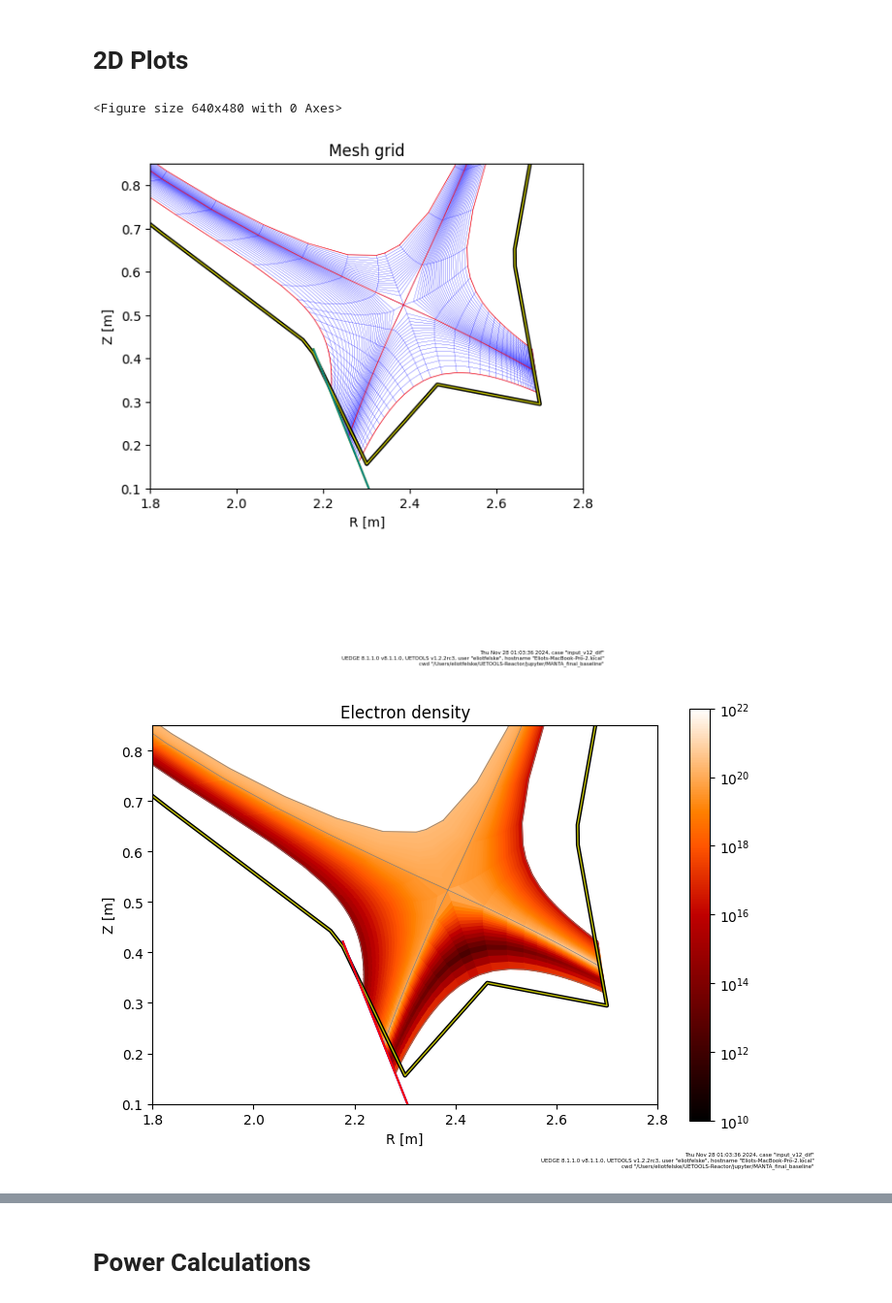
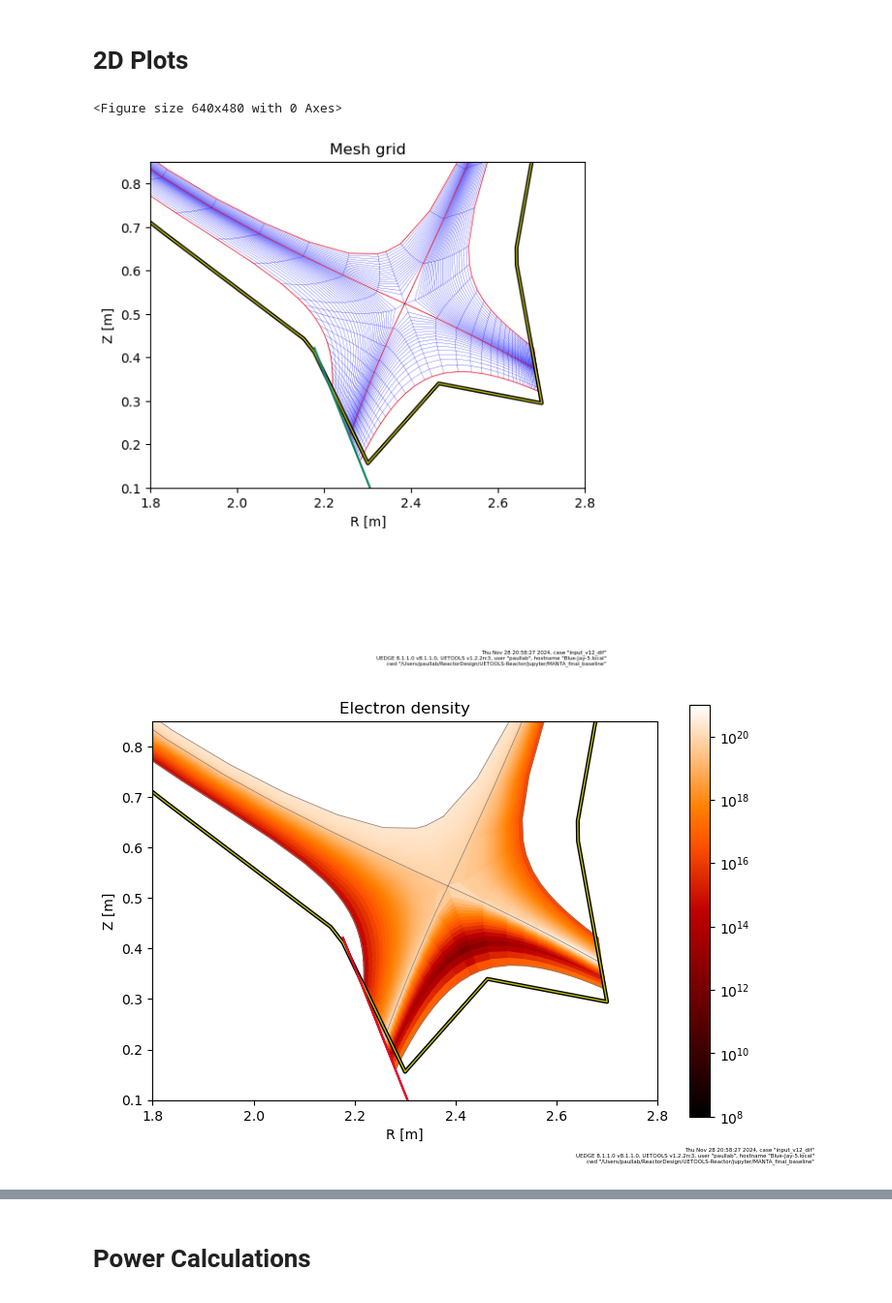
Before and after one commit to KasaiYuki/UETOOLS-Reactor, a Jupyter notebook: jupyter/MANTA_final_baseline/main.ipynb, the cells around one changed output, grey strips where cells are left out. Shown at 97% size. Drawn from its saved outputs; the diff is of its cells as text; code cells hidden in the pictures.

```diff
--- a/jupyter/MANTA_final_baseline/main.ipynb
+++ b/jupyter/MANTA_final_baseline/main.ipynb
@@ -607 +551,23 @@ max(1.e-6*(bbb.sdtrb+bbb.sdrrb))
 array([2.177799])
+# %%
+fig, axs = plt.subplots(4, figsize=(10,8))
+fig.supxlabel('Distance along outer plate (m)')
+bbb.fqp=0
+bbb.plateflux(); #internally calculated fluxes (postprocessing)
+x = com.yyrb[1:-1]
+axs[0].plot(com.yylb,1.e-6*bbb.sdtrb, label='tot pow flx')
+axs[0].plot(com.yylb,1.e-6*bbb.sdrrb, label='tot rad flx')
+axs[0].legend()
+# axs[0].plot(com.yylb,1.e-6*bbb.sbindrb)
+axs[1].plot(x, bbb.sderb[1:-1]*1e-6, '-b', label='elc')
+axs[1].plot(x, bbb.sdirb[1:-1]*1e-6, '-r', label='ion')
+print(com.nisp,com.nx)
+# axs[2].plot(x, bbb.engirb[1:com.ny+1,com.nisp-1,com.nxpt-1], '--r', label='ave ion energy')
+# axs[2].plot(com.yylb, bbb.pwr_pltz[0:ny+1,2*nxpt), '--b', label='rad')
+axs[1].legend()
+axs[2].plot(x, bbb.ni[com.nx+1,1:-1,0]/1e20, '-b', label='ni/1e20')
+axs[2].plot(x, bbb.te[com.nx+1,1:-1]/bbb.ev, '-r', label='te')
+axs[2].legend()
+axs[3].plot(x, bbb.prad[com.nx+1,1:-1], '-r', )
+axs[3].plot(x, bbb.pradhyd[com.nx+1,1:-1]/1e7, '-b')
+bbb.pradht
@@ -608,5 +578,7 @@ array([2.177799])
 # %% [markdown]
 # 2D Plots
+# %%
+bbb.GridFileName = 'gridmorph2/SUCCESS.hdf5'
 # %%
 plt.figure()
 
@@ -628,7 +600,7 @@ c.plot.mesh(
     xlim=(1.8, 2.8),
     ylim=(0.1,0.85),
     figsize=(7,5),
-    zrange=(1e10,1e22),
+    zrange=(1e8,1e21),
     cmap='gist_heat',
     title='Electron density'
 );
@@ -669,32 +641,42 @@ c.plot.mesh(
     # xlim=(1.8, 2.8),
     # ylim=(0.1,0.85),
     figsize=(7,5),
     # zrange=(-8e5,8e5),
     cmap='seismic',
     title='Ion heat (W)'
 );
 c.plot.mesh(
     bbb.te/bbb.ev,
     log=True,
     xlim=(1.8, 2.8),
     ylim=(0.1,0.85),
     figsize=(7,5),
     # zrange=(-5e5,5e5),
     cmap='seismic',
     title='Ion temperature (eV)'
 );
 c.plot.mesh(
     bbb.na,
     log=True,
     xlim=(1.8, 2.8),
     ylim=(0.1,0.85),
     figsize=(7,5),
     # zrange=(-5e5,5e5),
     cmap='seismic',
     title='Impurity concentration (m^-3)'
 );
+c.plot.mesh(
+    bbb.prad,
+    log=True,
+    xlim=(1.8, 2.8),
+    ylim=(0.1,0.85),
+    figsize=(7,5),
+    # zrange=(-5e5,5e5),
+    cmap='seismic',
+    title='Power Radiation'
+);
 plt.show()
 # %% [output]
 <Figure size 640x480 with 0 Axes>
-[figure, old version]
+[figure, new version]
-[figure, old version]
+[figure, new version]
```
Also changed, not shown: parts of 13 cells of this notebook, 4 other files.
